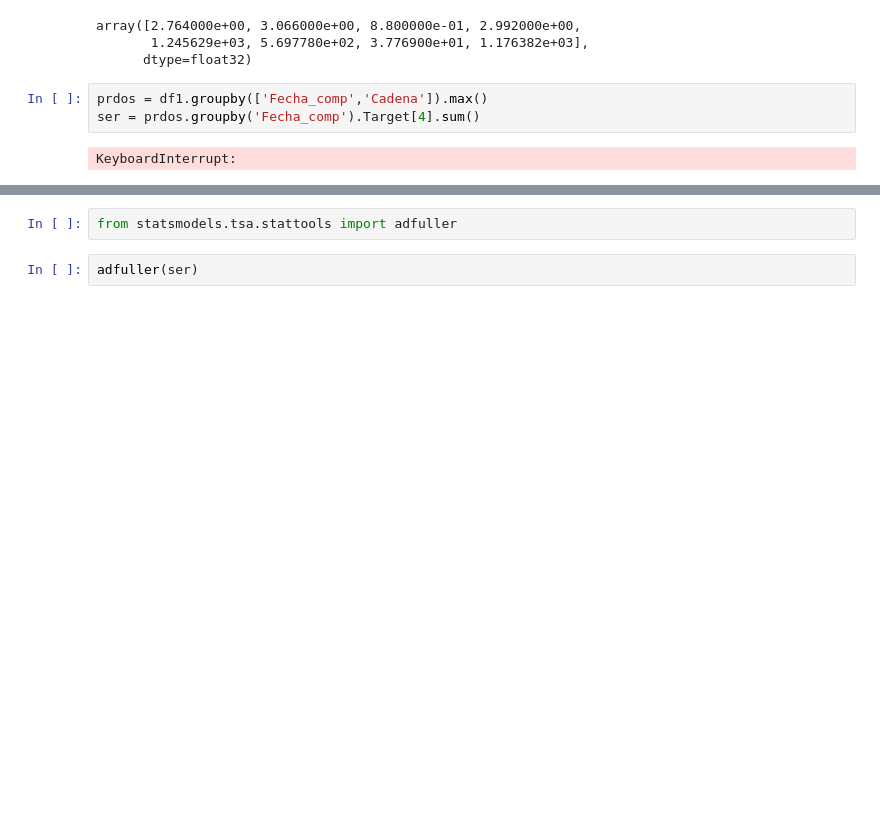
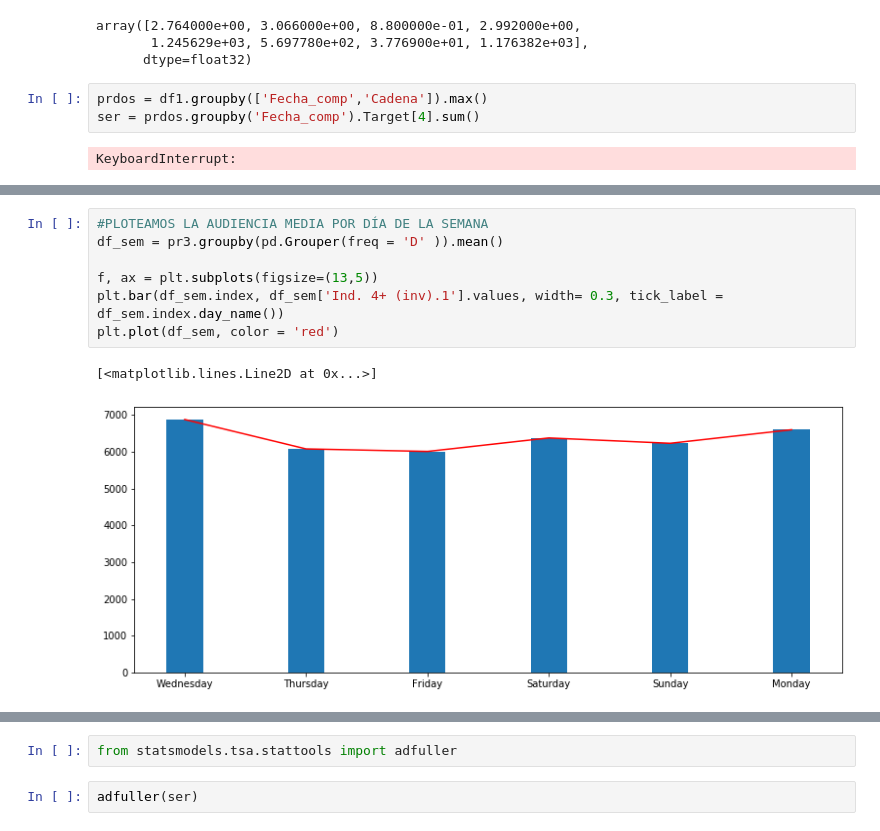
Before and after one commit to JavierCasadoAguinaga/TFM-Javier_Casado, a Jupyter notebook: prueba-------------------------TFM_JAV_CAS_AUDIENCIA.ipynb, the cells around one changed output, grey strips where cells are left out. Saved outputs shown, nothing was run; the diff lists cells and outputs as text; blank space fills up the shorter version.

```diff
--- a/prueba-------------------------TFM_JAV_CAS_AUDIENCIA.ipynb
+++ b/prueba-------------------------TFM_JAV_CAS_AUDIENCIA.ipynb
@@ -147,0 +231,10 @@ fig.show()
+# %%
+#PLOTEAMOS LA AUDIENCIA MEDIA POR DÍA DE LA SEMANA
+df_sem = pr3.groupby(pd.Grouper(freq = 'D' )).mean()
+
+f, ax = plt.subplots(figsize=(13,5))
+plt.bar(df_sem.index, df_sem['Ind. 4+ (inv).1'].values, width= 0.3, tick_label = df_sem.index.day_name())
+plt.plot(df_sem, color = 'red')
+# %% [output]
+[<matplotlib.lines.Line2D at 0x...>]
+[figure, added]
```
Also changed, not shown: parts of 17 cells of this notebook.
